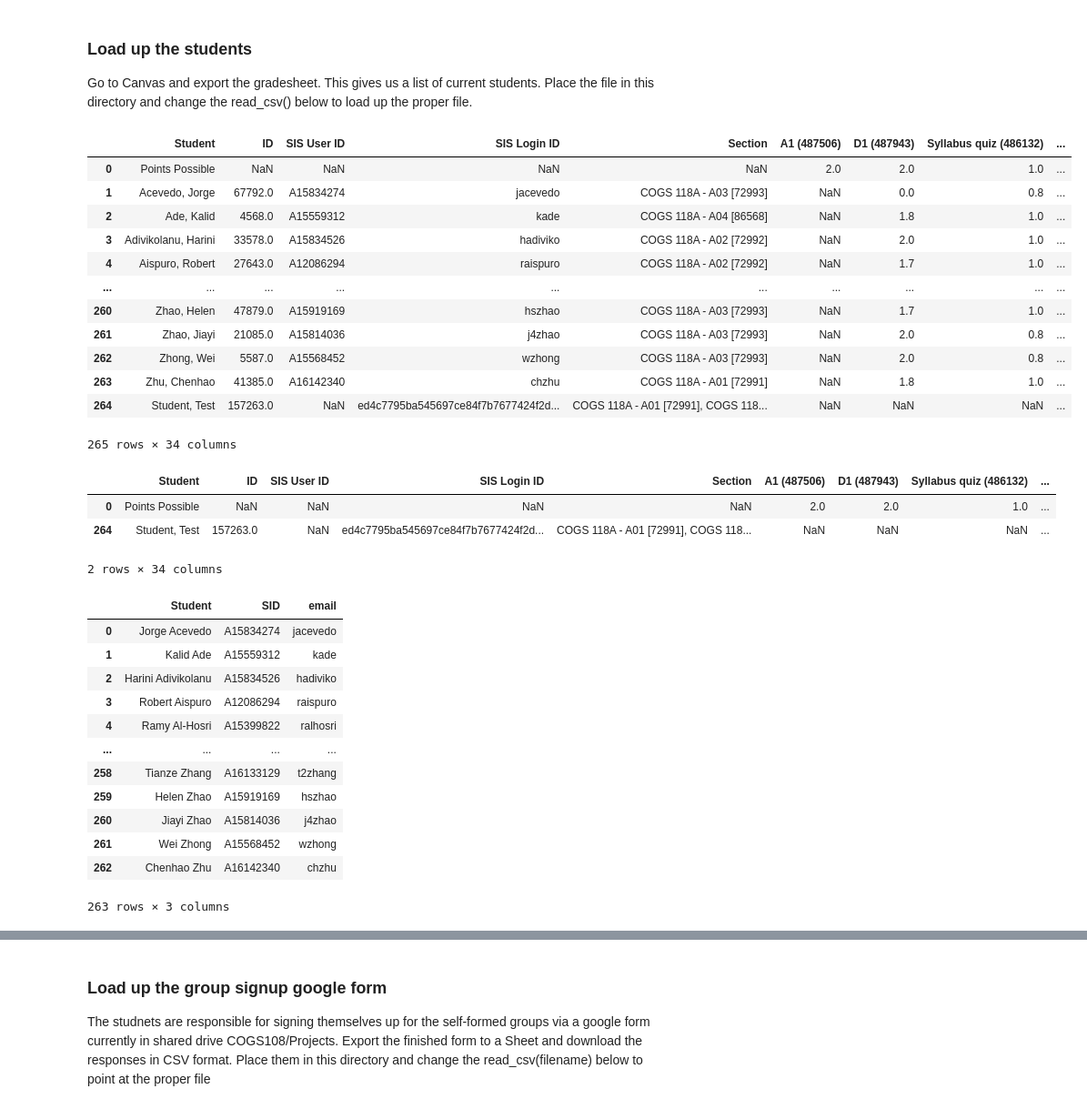
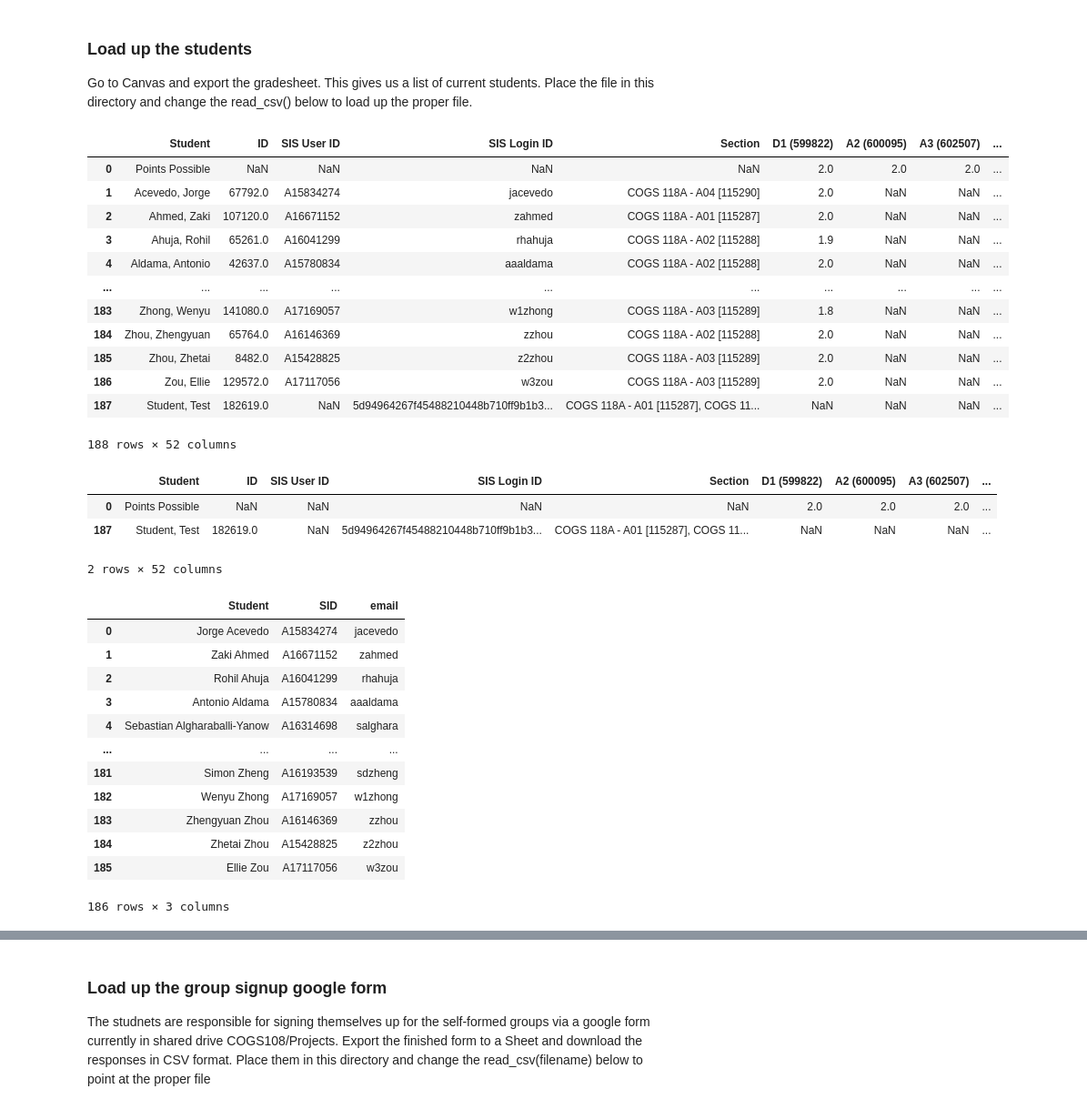
Before and after one commit to LynnMu/Project_Mgmt, a Jupyter notebook: assign_project_groups.ipynb, the cells around one changed output, grey strips where cells are left out. Shown at 91% size. Cells and saved outputs as stored; diff of their text form; code cells hidden in the pictures.

```diff
--- a/assign_project_groups.ipynb
+++ b/assign_project_groups.ipynb
@@ -7,32 +7,32 @@ def flatten(t):
 ### Load up the students
 Go to Canvas and export the gradesheet. This gives us a list of current students. Place the file in this directory and change the read_csv() below to load up the proper file.
 # %%
-df = pd.read_csv('2022-04-15T2121_Grades-COGS118A_SP22_A00.csv')
+df = pd.read_csv('2023-02-14T1449_Grades-COGS118A_WI23_A00.csv')
 df
 # %% [output]
-|  | Student | ID | SIS User ID | SIS Login ID | Section | A1 (487506) | D1 (487943) | Syllabus quiz (486132) | ... |
-| 0 | Points Possible | NaN | NaN | NaN | NaN | 2.0 | 2.0 | 1.0 | ... |
-| 1 | Acevedo, Jorge | 67792.0 | A15834274 | jacevedo | COGS 118A - A03 [72993] | NaN | 0.0 | 0.8 | ... |
-| 2 | Ade, Kalid | 4568.0 | A15559312 | kade | COGS 118A - A04 [86568] | NaN | 1.8 | 1.0 | ... |
-| 3 | Adivikolanu, Harini | 33578.0 | A15834526 | hadiviko | COGS 118A - A02 [72992] | NaN | 2.0 | 1.0 | ... |
-| 4 | Aispuro, Robert | 27643.0 | A12086294 | raispuro | COGS 118A - A02 [72992] | NaN | 1.7 | 1.0 | ... |
+|  | Student | ID | SIS User ID | SIS Login ID | Section | D1 (599822) | A2 (600095) | A3 (602507) | ... |
+| 0 | Points Possible | NaN | NaN | NaN | NaN | 2.0 | 2.0 | 2.0 | ... |
+| 1 | Acevedo, Jorge | 67792.0 | A15834274 | jacevedo | COGS 118A - A04 [115290] | 2.0 | NaN | NaN | ... |
+| 2 | Ahmed, Zaki | 107120.0 | A16671152 | zahmed | COGS 118A - A01 [115287] | 2.0 | NaN | NaN | ... |
+| 3 | Ahuja, Rohil | 65261.0 | A16041299 | rhahuja | COGS 118A - A02 [115288] | 1.9 | NaN | NaN | ... |
+| 4 | Aldama, Antonio | 42637.0 | A15780834 | aaaldama | COGS 118A - A02 [115288] | 2.0 | NaN | NaN | ... |
 | ... | ... | ... | ... | ... | ... | ... | ... | ... | ... |
-| 260 | Zhao, Helen | 47879.0 | A15919169 | hszhao | COGS 118A - A03 [72993] | NaN | 1.7 | 1.0 | ... |
-| 261 | Zhao, Jiayi | 21085.0 | A15814036 | j4zhao | COGS 118A - A03 [72993] | NaN | 2.0 | 0.8 | ... |
-| 262 | Zhong, Wei | 5587.0 | A15568452 | wzhong | COGS 118A - A03 [72993] | NaN | 2.0 | 0.8 | ... |
-| 263 | Zhu, Chenhao | 41385.0 | A16142340 | chzhu | COGS 118A - A01 [72991] | NaN | 1.8 | 1.0 | ... |
-| 264 | Student, Test | 157263.0 | NaN | ed4c7795ba545697ce84f7b7677424f2d... | COGS 118A - A01 [72991], COGS 118... | NaN | NaN | NaN | ... |
+| 183 | Zhong, Wenyu | 141080.0 | A17169057 | w1zhong | COGS 118A - A03 [115289] | 1.8 | NaN | NaN | ... |
+| 184 | Zhou, Zhengyuan | 65764.0 | A16146369 | zzhou | COGS 118A - A02 [115288] | 2.0 | NaN | NaN | ... |
+| 185 | Zhou, Zhetai | 8482.0 | A15428825 | z2zhou | COGS 118A - A03 [115289] | 2.0 | NaN | NaN | ... |
+| 186 | Zou, Ellie | 129572.0 | A17117056 | w3zou | COGS 118A - A03 [115289] | 2.0 | NaN | NaN | ... |
+| 187 | Student, Test | 182619.0 | NaN | 5d94964267f45488210448b710ff9b1b3... | COGS 118A - A01 [115287], COGS 11... | NaN | NaN | NaN | ... |
-265 rows × 34 columns
+188 rows × 52 columns
 # %%
 # this is what we are going to drop
 df[ df[['Student','SIS User ID','SIS Login ID']].isna().any(axis=1) ]
 # %% [output]
-|  | Student | ID | SIS User ID | SIS Login ID | Section | A1 (487506) | D1 (487943) | Syllabus quiz (486132) | ... |
-| 0 | Points Possible | NaN | NaN | NaN | NaN | 2.0 | 2.0 | 1.0 | ... |
-| 264 | Student, Test | 157263.0 | NaN | ed4c7795ba545697ce84f7b7677424f2d... | COGS 118A - A01 [72991], COGS 118... | NaN | NaN | NaN | ... |
+|  | Student | ID | SIS User ID | SIS Login ID | Section | D1 (599822) | A2 (600095) | A3 (602507) | ... |
+| 0 | Points Possible | NaN | NaN | NaN | NaN | 2.0 | 2.0 | 2.0 | ... |
+| 187 | Student, Test | 182619.0 | NaN | 5d94964267f45488210448b710ff9b1b3... | COGS 118A - A01 [115287], COGS 11... | NaN | NaN | NaN | ... |
-2 rows × 34 columns
+2 rows × 52 columns
 # %%
-enrolled_students = df.drop([0,264]).reset_index(drop=True)[['Student','SIS User ID','SIS Login ID']]
+enrolled_students = df.drop([0,187]).reset_index(drop=True)[['Student','SIS User ID','SIS Login ID']]
 enrolled_students = enrolled_students.rename( {'SIS User ID':'SID', 'SIS Login ID':'email'},axis=1)
 # turn last, first into first last
 enrolled_students['Student'] = ( enrolled_students['Student']
@@ -45,17 +45,17 @@ enrolled_students
 # %% [output]
 |  | Student | SID | email |
 | 0 | Jorge Acevedo | A15834274 | jacevedo |
-| 1 | Kalid Ade | A15559312 | kade |
-| 2 | Harini Adivikolanu | A15834526 | hadiviko |
-| 3 | Robert Aispuro | A12086294 | raispuro |
-| 4 | Ramy Al-Hosri | A15399822 | ralhosri |
+| 1 | Zaki Ahmed | A16671152 | zahmed |
+| 2 | Rohil Ahuja | A16041299 | rhahuja |
+| 3 | Antonio Aldama | A15780834 | aaaldama |
+| 4 | Sebastian Algharaballi-Yanow | A16314698 | salghara |
 | ... | ... | ... | ... |
-| 258 | Tianze Zhang | A16133129 | t2zhang |
-| 259 | Helen Zhao | A15919169 | hszhao |
-| 260 | Jiayi Zhao | A15814036 | j4zhao |
-| 261 | Wei Zhong | A15568452 | wzhong |
-| 262 | Chenhao Zhu | A16142340 | chzhu |
+| 181 | Simon Zheng | A16193539 | sdzheng |
+| 182 | Wenyu Zhong | A17169057 | w1zhong |
+| 183 | Zhengyuan Zhou | A16146369 | zzhou |
+| 184 | Zhetai Zhou | A15428825 | z2zhou |
+| 185 | Ellie Zou | A17117056 | w3zou |
-263 rows × 3 columns
+186 rows × 3 columns
 # %%
 enrolled_students.Student.unique() # take a quick look to make sure nothing got screwed up
 # %% [output]
```
Also changed, not shown: parts of 50 cells of this notebook, 15 other files.
